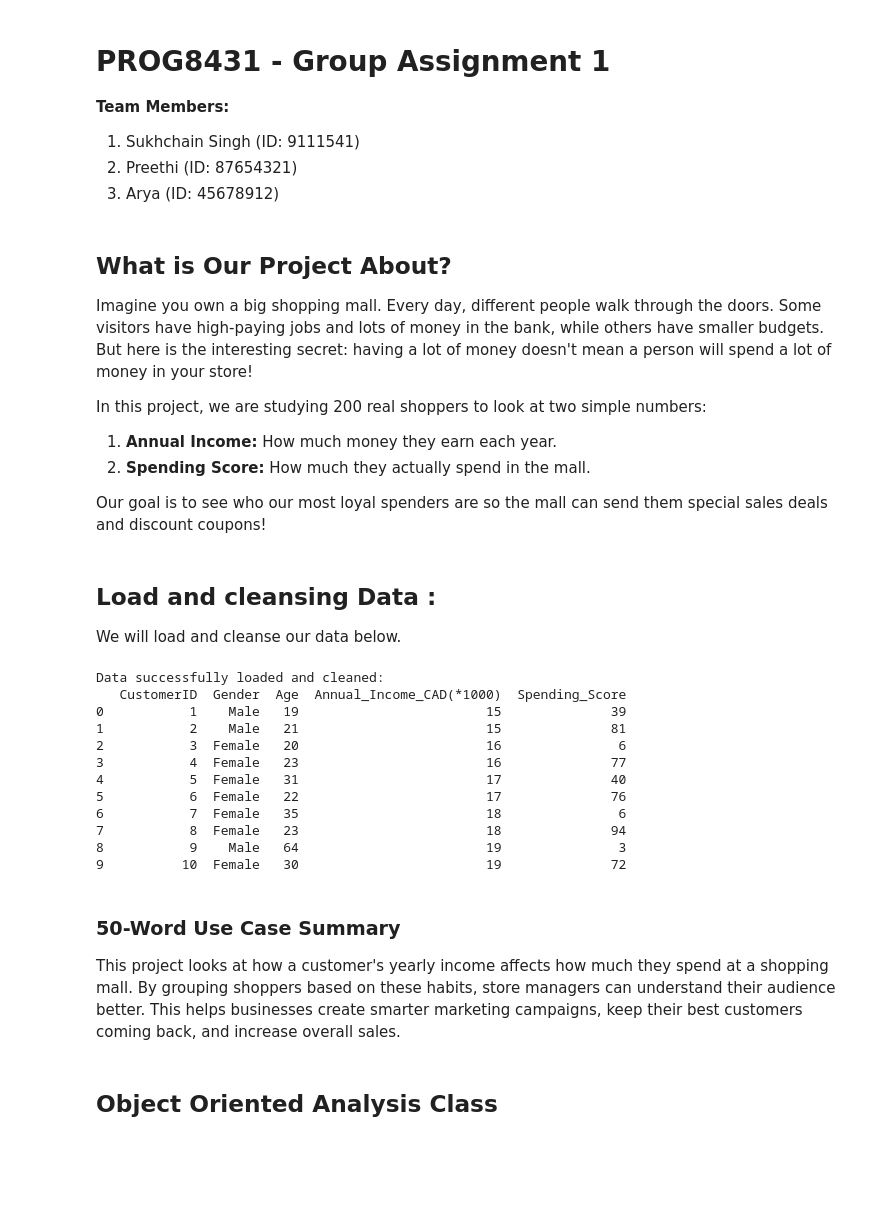
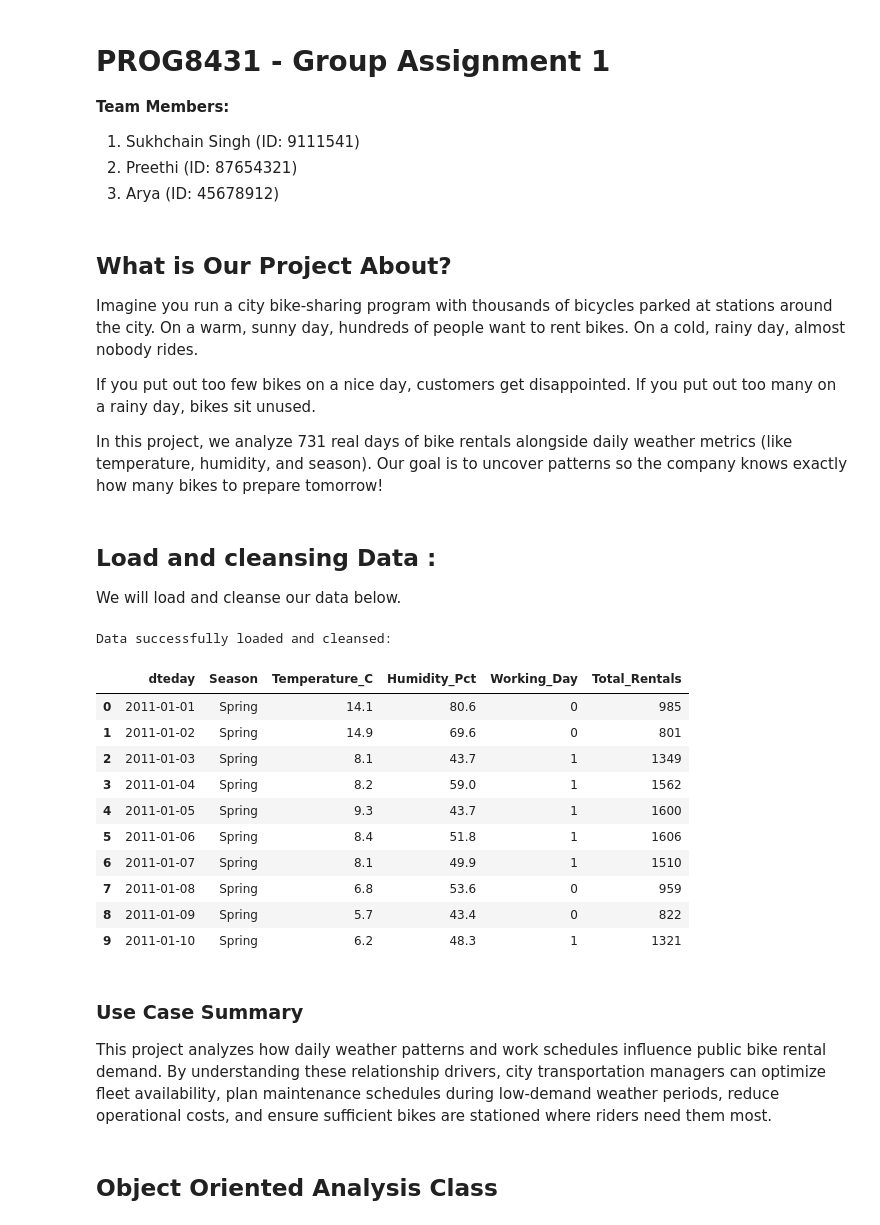
Before and after one commit to shainaulakh/Data_Analysis_Presentation1, a Jupyter notebook: src/Presentation_1.ipynb, the cells around one changed output. Drawn from its saved outputs; the diff is of its cells as text; code cells hidden in the pictures; blank space fills up the shorter version.

```diff
--- a/src/Presentation_1.ipynb
+++ b/src/Presentation_1.ipynb
@@ -7,13 +7,11 @@
 # %% [markdown]
 ## What is Our Project About?
 
-Imagine you own a big shopping mall. Every day, different people walk through the doors. Some visitors have high-paying jobs and lots of money in the bank, while others have smaller budgets. But here is the interesting secret: having a lot of money doesn't mean a person will spend a lot of money in your store!
+Imagine you run a city bike-sharing program with thousands of bicycles parked at stations around the city. On a warm, sunny day, hundreds of people want to rent bikes. On a cold, rainy day, almost nobody rides.
 
-In this project, we are studying 200 real shoppers to look at two simple numbers:
-1. **Annual Income:** How much money they earn each year.
-2. **Spending Score:** How much they actually spend in the mall.
+If you put out too few bikes on a nice day, customers get disappointed. If you put out too many on a rainy day, bikes sit unused.
 
-Our goal is to see who our most loyal spenders are so the mall can send them special sales deals and discount coupons!
+In this project, we analyze 731 real days of bike rentals alongside daily weather metrics (like temperature, humidity, and season). Our goal is to uncover patterns so the company knows exactly how many bikes to prepare tomorrow!
 # %%
 import numpy as np
 import pandas as pd
@@ -28,48 +26,49 @@ from matplotlib_venn import venn2
 ## Load and cleansing Data :
 We will load and cleanse our data below.
 # %%
+# Load real-world daily bike rental data
 
+df = pd.read_csv('../data/day.csv')
 
-# Load the actual CSV file downloaded from Kaggle
-df = pd.read_csv('../data/Mall_Customers.csv')
+# Data Cleansing & Transformation Steps:
+# 1. Convert normalized temperature (0 to 1) to actual Celsius degrees (* 41)
+df['Temperature_C'] = (df['temp'] * 41).round(1)
 
-# Data Cleansing Steps:
-# 1. Remove spaces and special charactersfrom Column names for easier access.
+# 2. Convert normalized humidity to actual percentage (* 100)
+df['Humidity_Pct'] = (df['hum'] * 100).round(1)
 
-df.columns = df.columns.str.strip().str.replace(' ', '_').str.replace('(', '').str.replace(')', '').str.replace('$', '')
-
-# 2. Rename columns for clarity
-
+# 3. Rename columns for clean readability
 df.rename(columns={
-    'Annual_Income_k': 'Annual_Income_CAD(*1000)',
-    'Spending_Score_1-100': 'Spending_Score'
+    'cnt': 'Total_Rentals',
+    'workingday': 'Working_Day',
+    'season': 'Season_Code'
 }, inplace=True)
 
-# 3. Check and drop any duplicate rows
+# 4. Map numeric season codes to human-readable names
+season_map = {1: 'Spring', 2: 'Summer', 3: 'Fall', 4: 'Winter'}
+df['Season'] = df['Season_Code'].map(season_map)
 
+# 5. Drop duplicate rows if any exist
 df.drop_duplicates(inplace=True)
 
-# 4. Fill missing values if any exist (e.g. fill numeric gaps with column median)
-df['Annual_Income_CAD(*1000)'] = df['Annual_Income_CAD(*1000)'].fillna(df['Annual_Income_CAD(*1000)'].median())
-
-print("Data successfully loaded and cleaned:")
-print(df.head(10))
+print("Data successfully loaded and cleansed:")
+display(df[['dteday', 'Season', 'Temperature_C', 'Humidity_Pct', 'Working_Day', 'Total_Rentals']].head(10))
 # %% [output]
-Data successfully loaded and cleaned:
-   CustomerID  Gender  Age  Annual_Income_CAD(*1000)  Spending_Score
-0           1    Male   19                        15              39
-1           2    Male   21                        15              81
-2           3  Female   20                        16               6
-3           4  Female   23                        16              77
-4           5  Female   31                        17              40
-5           6  Female   22                        17              76
-6           7  Female   35                        18               6
-7           8  Female   23                        18              94
-8           9    Male   64                        19               3
-9          10  Female   30                        19              72
+Data successfully loaded and cleansed:
+|  | dteday | Season | Temperature_C | Humidity_Pct | Working_Day | Total_Rentals |
+| 0 | 2011-01-01 | Spring | 14.1 | 80.6 | 0 | 985 |
+| 1 | 2011-01-02 | Spring | 14.9 | 69.6 | 0 | 801 |
+| 2 | 2011-01-03 | Spring | 8.1 | 43.7 | 1 | 1349 |
+| 3 | 2011-01-04 | Spring | 8.2 | 59.0 | 1 | 1562 |
+| 4 | 2011-01-05 | Spring | 9.3 | 43.7 | 1 | 1600 |
+| 5 | 2011-01-06 | Spring | 8.4 | 51.8 | 1 | 1606 |
+| 6 | 2011-01-07 | Spring | 8.1 | 49.9 | 1 | 1510 |
+| 7 | 2011-01-08 | Spring | 6.8 | 53.6 | 0 | 959 |
+| 8 | 2011-01-09 | Spring | 5.7 | 43.4 | 0 | 822 |
+| 9 | 2011-01-10 | Spring | 6.2 | 48.3 | 1 | 1321 |
 # %% [markdown]
-### 50-Word Use Case Summary
-This project looks at how a customer's yearly income affects how much they spend at a shopping mall. By grouping shoppers based on these habits, store managers can understand their audience better. This helps businesses create smarter marketing campaigns, keep their best customers coming back, and increase overall sales.
+### Use Case Summary
+This project analyzes how daily weather patterns and work schedules influence public bike rental demand. By understanding these relationship drivers, city transportation managers can optimize fleet availability, plan maintenance schedules during low-demand weather periods, reduce operational costs, and ensure sufficient bikes are stationed where riders need them most.
 # %% [markdown]
 ## Object Oriented Analysis Class
 # %%
```
Also changed, not shown: parts of 4 cells of this notebook, 2 other files.
